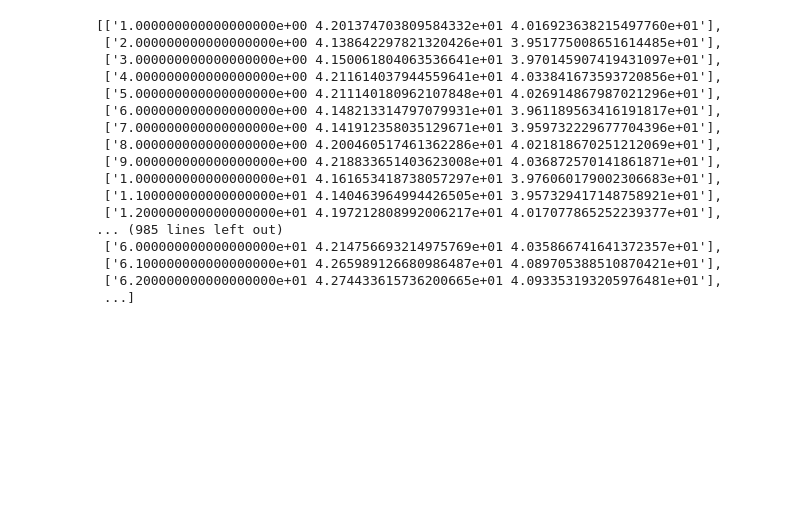
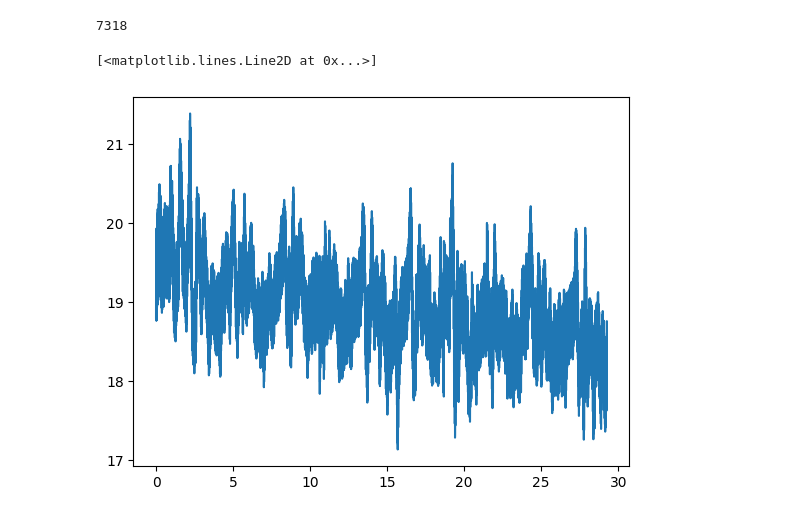
Before and after one commit to max-raney/adaptive_eeg, a Jupyter notebook: new.ipynb, the cells around one changed output. Drawn from its saved outputs; the diff is of its cells as text; code cells hidden in the pictures; blank space fills up the shorter version.

Commit message:
plots ready

```diff
--- a/new.ipynb
+++ b/new.ipynb
@@ -19,20 +4,13 @@ n range(len(topic_lisdataopic_lischannel_3pic_lisdataopic_l]
-# %%
-channel_3
-# %% [output]
-[['1.000000000000000000e+00 4.201374703809584332e+01 4.016923638215497760e+01'],
- ['2.000000000000000000e+00 4.138642297821320426e+01 3.951775008651614485e+01'],
- ['3.000000000000000000e+00 4.150061804063536641e+01 3.970145907419431097e+01'],
- ['4.000000000000000000e+00 4.211614037944559641e+01 4.033841673593720856e+01'],
- ['5.000000000000000000e+00 4.211140180962107848e+01 4.026914867987021296e+01'],
- ['6.000000000000000000e+00 4.148213314797079931e+01 3.961189563416191817e+01'],
- ['7.000000000000000000e+00 4.141912358035129671e+01 3.959732229677704396e+01'],
- ['8.000000000000000000e+00 4.200460517461362286e+01 4.021818670251212069e+01'],
- ['9.000000000000000000e+00 4.218833651403623008e+01 4.036872570141861871e+01'],
- ['1.000000000000000000e+01 4.161653418738057297e+01 3.976060179002306683e+01'],
- ['1.100000000000000000e+01 4.140463964994426505e+01 3.957329417148758921e+01'],
- ['1.200000000000000000e+01 4.197212808992006217e+01 4.017077865252239377e+01'],
-... (985 lines left out)
- ['6.000000000000000000e+01 4.214756693214975769e+01 4.035866741641372357e+01'],
- ['6.100000000000000000e+01 4.265989126680986487e+01 4.089705388510870421e+01'],
- ['6.200000000000000000e+01 4.274433615736200665e+01 4.093353193205976481e+01'],
- ...]
+# %%
+# 3 is left side of brain, 6 is right side of brain
+
+sampling_rate = 250
+data_right = np.genfromtxt('right1.csv', delimiter=' ')
+channel_3_right = []
+channel_6_right = []
+
+for i in range(1, len(data_right)):
+    channel_3_right.append([data_right[i][1]])
+    channel_6_right.append([data_right[i][2]])
+
+t_right = np.array(range(len(data_right) - 1)) / sampling_rate
@@ -38,0 +28,9 @@ channel_3
+# %%
+len(t_right)
+# %% [output]
+7318
+# %%
+plt.plot(t_right, channel_3_right)
+# %% [output]
+[<matplotlib.lines.Line2D at 0x...>]
+[figure, added]
```
Also changed, not shown: parts of 6 cells of this notebook.
